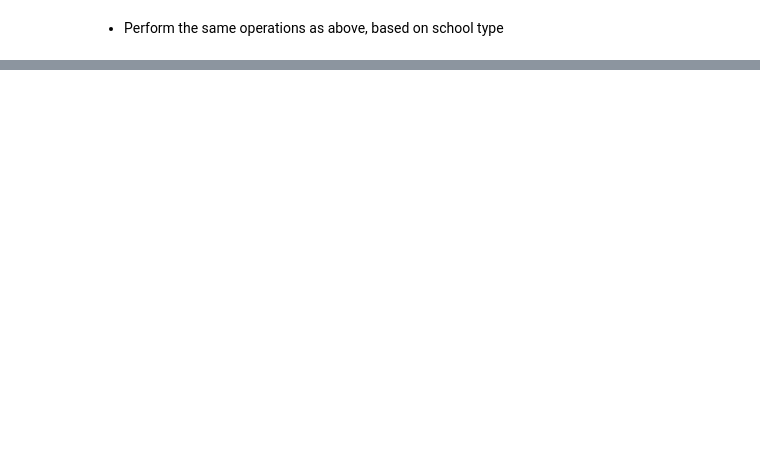
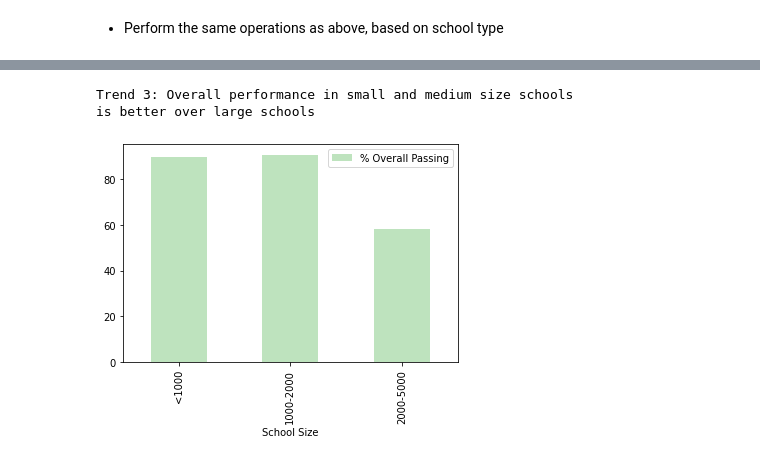
Before and after one commit to OlegRyzhkov2020/pandas-challenge, a Jupyter notebook: PyCitySchools/PyCitySchools_starter.ipynb, the cells around one changed output, grey strips where cells are left out. Drawn from its saved outputs; the diff is of its cells as text; code cells hidden in the pictures; blank space fills up the shorter version.

```diff
--- a/PyCitySchools/PyCitySchools_starter.ipynb
+++ b/PyCitySchools/PyCitySchools_starter.ipynb
@@ -241,0 +252,10 @@ scores_size
+# %%
+# Create the new data frame and the bins in which Data will be held
+size_df = sum_df.filter(['Tot Students', 'Average Math Score', 'Average Read Score',
+                          '% Pass Math', '% Pass Read', '% Overall Passing'], axis=1)
+group_names = ["<1000", "1000-2000", "2000-5000"]
+size_df["School Size"] = pd.cut(size_df['Tot Students'], bins=[0, 1000, 2000, 5000], right=False, labels=group_names, include_lowest=True)
+# Creating a group based off of the bins
+size_df = size_df.groupby("School Size").mean()
+del size_df['Tot Students']
+size_df
@@ -306,0 +326,7 @@ ov_pass.plot(kind='line', colormap = 'winter', legend = True, rot=90)
+# %%
+size_df['% Overall Passing'].plot.bar(alpha=0.5, colormap ='Accent', legend = True)
+print("\nTrend 3: Overall performance in small and medium size schools \nis better over large schools\n")
+# %% [output]
+Trend 3: Overall performance in small and medium size schools
+is better over large schools
+[figure, added]
```
Also changed, not shown: parts of 41 cells of this notebook.
